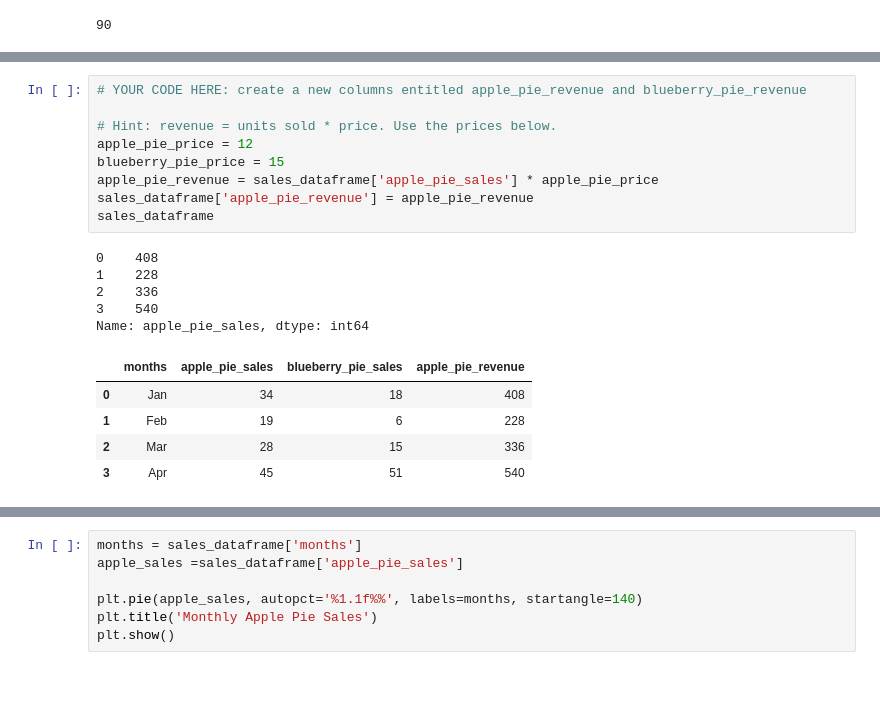
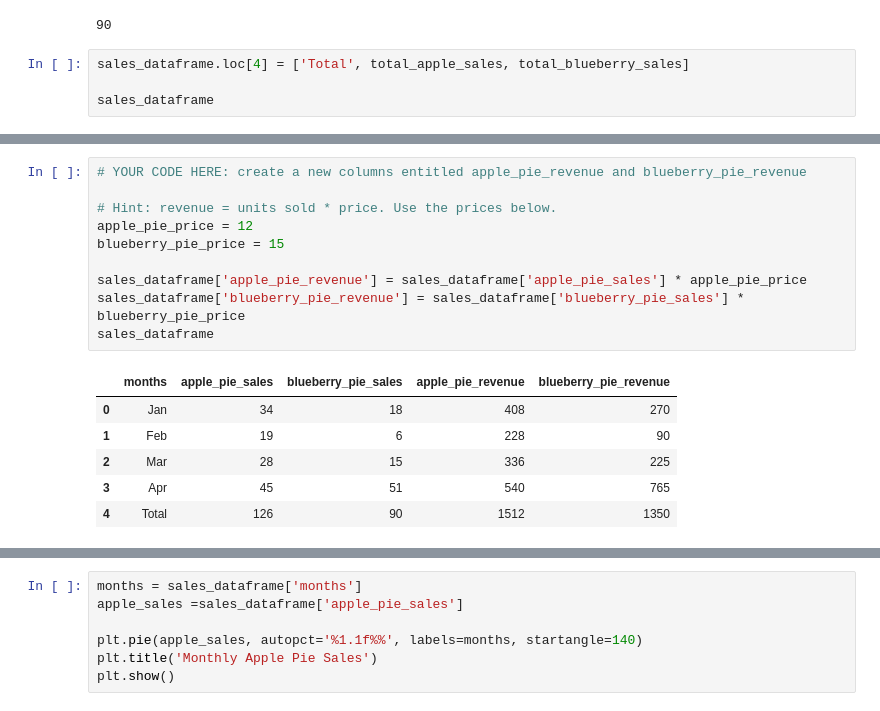
Before and after one commit to Erick-Ondiwa/Machine_Learning_Programming, a Jupyter notebook: assignments/lab_2_2.ipynb, the cells around one changed output, grey strips where cells are left out. Drawn from its saved outputs; the diff is of its cells as text; blank space fills up the shorter version.

```diff
--- a/assignments/lab_2_2.ipynb
+++ b/assignments/lab_2_2.ipynb
@@ -38,3 +38,7 @@ total_blueberry_sales = np.sum(sales_dataframe['blueberry_pie_sales'])
 total_blueberry_sales
 # %% [output]
 90
+# %%
+sales_dataframe.loc[4] = ['Total', total_apple_sales, total_blueberry_sales]
+
+sales_dataframe
@@ -41,20 +52,17 @@ total_blueberry_sales
 # %%
 # YOUR CODE HERE: create a new columns entitled apple_pie_revenue and blueberry_pie_revenue
 
 # Hint: revenue = units sold * price. Use the prices below.
 apple_pie_price = 12
 blueberry_pie_price = 15
-apple_pie_revenue = sales_dataframe['apple_pie_sales'] * apple_pie_price
-sales_dataframe['apple_pie_revenue'] = apple_pie_revenue
+
+sales_dataframe['apple_pie_revenue'] = sales_dataframe['apple_pie_sales'] * apple_pie_price
+sales_dataframe['blueberry_pie_revenue'] = sales_dataframe['blueberry_pie_sales'] * blueberry_pie_price
 sales_dataframe
 # %% [output]
-0    408
-1    228
-2    336
-3    540
-Name: apple_pie_sales, dtype: int64
-|  | months | apple_pie_sales | blueberry_pie_sales | apple_pie_revenue |
-| 0 | Jan | 34 | 18 | 408 |
-| 1 | Feb | 19 | 6 | 228 |
-| 2 | Mar | 28 | 15 | 336 |
-| 3 | Apr | 45 | 51 | 540 |
+|  | months | apple_pie_sales | blueberry_pie_sales | apple_pie_revenue | blueberry_pie_revenue |
+| 0 | Jan | 34 | 18 | 408 | 270 |
+| 1 | Feb | 19 | 6 | 228 | 90 |
+| 2 | Mar | 28 | 15 | 336 | 225 |
+| 3 | Apr | 45 | 51 | 540 | 765 |
+| 4 | Total | 126 | 90 | 1512 | 1350 |
```
Also changed, not shown: parts of 4 cells of this notebook.
